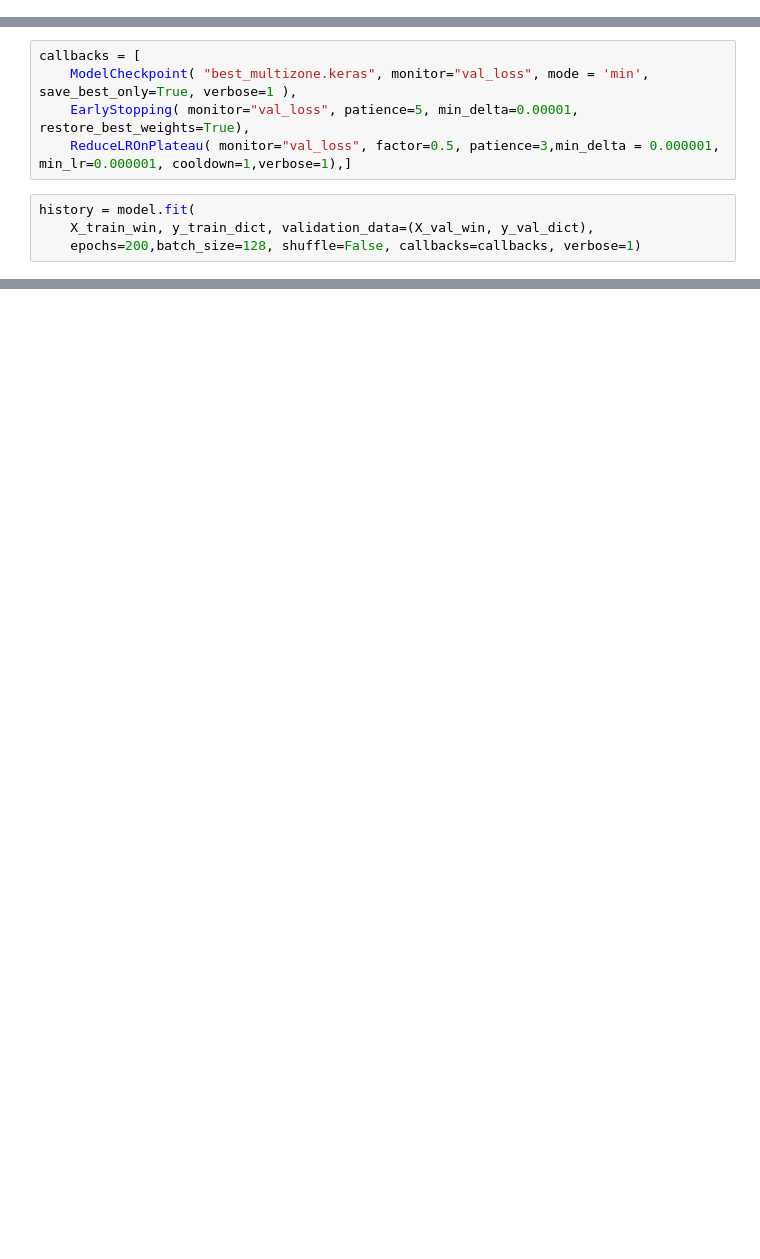
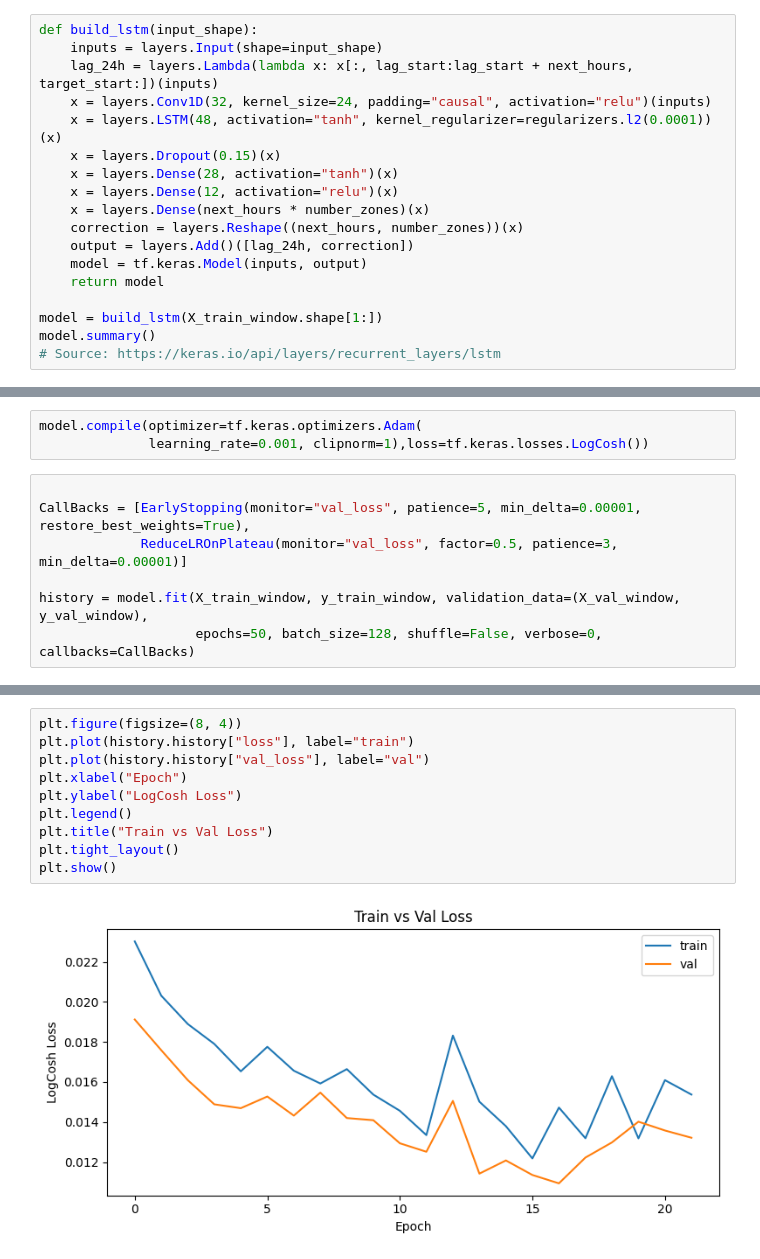
Before and after one commit to Mortti11/Deep_Learning, a Jupyter notebook: LSTM/keras.ipynb, the cells around one changed output, grey strips where cells are left out. Drawn from its saved outputs; the diff is of its cells as text; blank space fills up the shorter version.

```diff
--- a/LSTM/keras.ipynb
+++ b/LSTM/keras.ipynb
@@ -247,0 +220,18 @@ Model: "functional"
+# %%
+def build_lstm(input_shape):
+    inputs = layers.Input(shape=input_shape)
+    lag_24h = layers.Lambda(lambda x: x[:, lag_start:lag_start + next_hours, target_start:])(inputs)
+    x = layers.Conv1D(32, kernel_size=24, padding="causal", activation="relu")(inputs)
+    x = layers.LSTM(48, activation="tanh", kernel_regularizer=regularizers.l2(0.0001))(x)
+    x = layers.Dropout(0.15)(x)
+    x = layers.Dense(28, activation="tanh")(x)
+    x = layers.Dense(12, activation="relu")(x)
+    x = layers.Dense(next_hours * number_zones)(x)
+    correction = layers.Reshape((next_hours, number_zones))(x)
+    output = layers.Add()([lag_24h, correction])
+    model = tf.keras.Model(inputs, output)
+    return model
+
+model = build_lstm(X_train_window.shape[1:])
+model.summary()
+# Source: https://keras.io/api/layers/recurrent_layers/lstm
@@ -248,9 +260,10 @@ Model: "functional"
+# %%
+model.compile(optimizer=tf.keras.optimizers.Adam(
+              learning_rate=0.001, clipnorm=1),loss=tf.keras.losses.LogCosh())
 # %%
-callbacks = [
-    ModelCheckpoint( "best_multizone.keras", monitor="val_loss", mode = 'min', save_best_only=True, verbose=1 ),
-    EarlyStopping( monitor="val_loss", patience=5, min_delta=0.00001, restore_best_weights=True),
-    ReduceLROnPlateau( monitor="val_loss", factor=0.5, patience=3,min_delta = 0.000001, min_lr=0.000001, cooldown=1,verbose=1),]
+
+CallBacks = [EarlyStopping(monitor="val_loss", patience=5, min_delta=0.00001, restore_best_weights=True),
+             ReduceLROnPlateau(monitor="val_loss", factor=0.5, patience=3, min_delta=0.00001)]
+
+history = model.fit(X_train_window, y_train_window, validation_data=(X_val_window, y_val_window),
+                    epochs=50, batch_size=128, shuffle=False, verbose=0, callbacks=CallBacks)
-# %%
-history = model.fit(
-    X_train_win, y_train_dict, validation_data=(X_val_win, y_val_dict),
-    epochs=200,batch_size=128, shuffle=False, callbacks=callbacks, verbose=1)
@@ -400,0 +270,12 @@ ax.legend()
+# %%
+plt.figure(figsize=(8, 4))
+plt.plot(history.history["loss"], label="train")
+plt.plot(history.history["val_loss"], label="val")
+plt.xlabel("Epoch")
+plt.ylabel("LogCosh Loss")
+plt.legend()
+plt.title("Train vs Val Loss")
+plt.tight_layout()
+plt.show()
+# %% [output]
+[figure, added]
```
Also changed, not shown: parts of 36 cells of this notebook, 4 other files.
